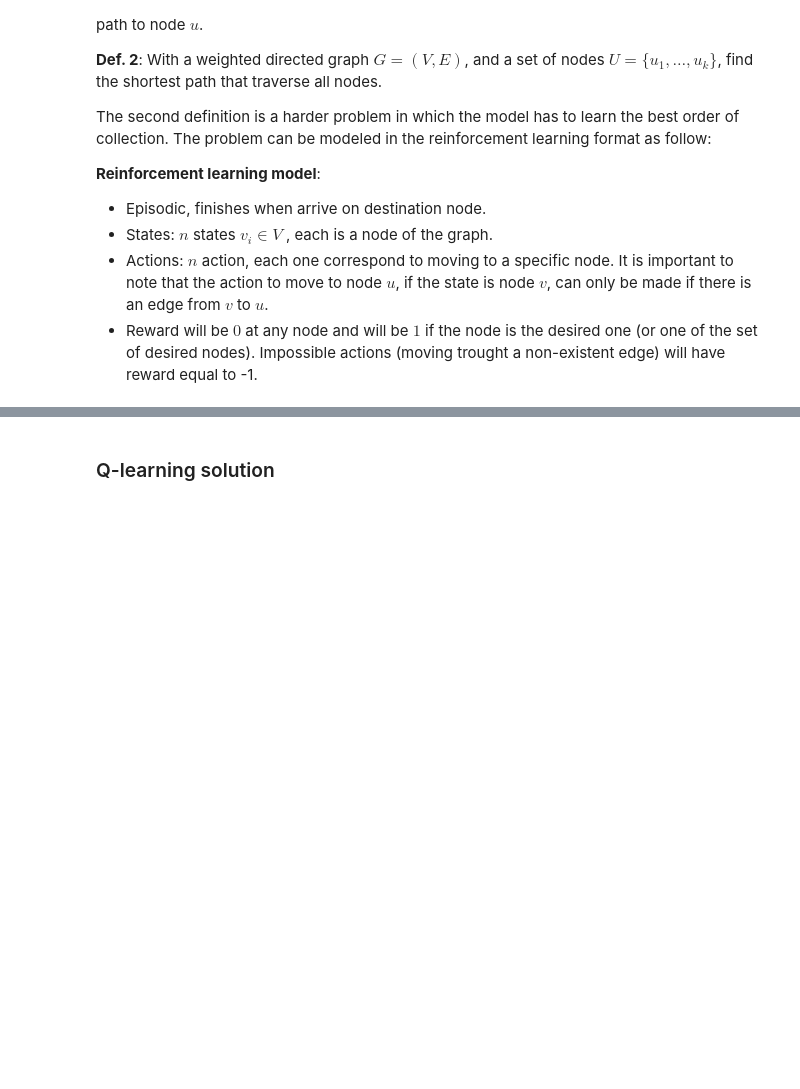
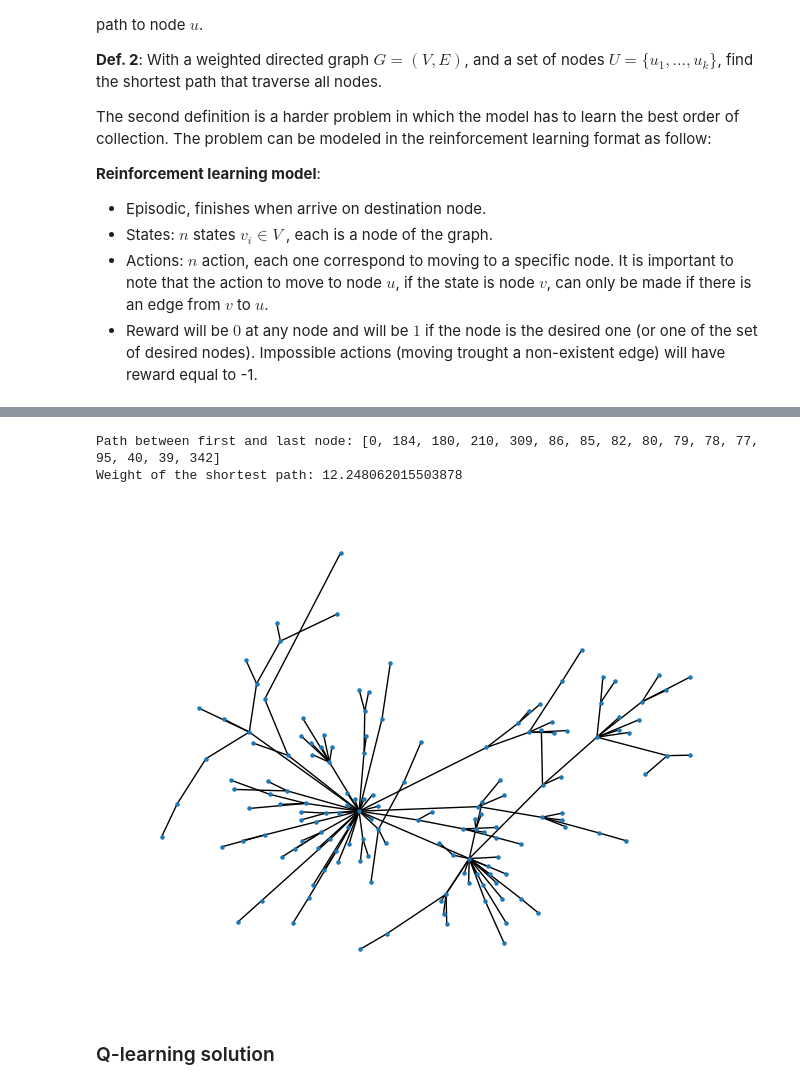
Before and after one commit to vivirodrigues/RL_Routing, a Jupyter notebook: learning_algorithms.ipynb, the cells around one changed output, grey strips where cells are left out. Cells and saved outputs as stored; diff of their text form; code cells hidden in the pictures; blank space fills up the shorter version.

```diff
--- a/learning_algorithms.ipynb
+++ b/learning_algorithms.ipynb
@@ -21,3 +48,23 @@ from tqdm import tqdm
+# %%
+G_city = np.load("data/adjacency_matrix.npy")
+G_city = nx.from_numpy_array(G_city, create_using=nx.DiGraph)
+# get max weight and make weights range from 0 to 10
+max_weight = 0
+for edge in G_city.edges():
+    if G_city.edges[edge]["weight"] > max_weight:
+        max_weight = G_city.edges[edge]["weight"]
+for edge in G_city.edges():
+    G_city.edges[edge]["weight"] = G_city.edges[edge]["weight"] / max_weight * 10
+
+n_nodes = len(G_city.nodes)
+print("Path between first and last node:", nx.shortest_path(G_city, 0, n_nodes - 1))
+print("Weight of the shortest path:", nx.shortest_path_length(G_city, 0, n_nodes - 1, weight = "weight"))
+
+nx.draw(G, pos=nx.spring_layout(G), node_size = 5)
+# %% [output]
+Path between first and last node: [0, 184, 180, 210, 309, 86, 85, 82, 80, 79, 78, 77, 95, 40, 39, 342]
+Weight of the shortest path: 12.248062015503878
+[figure, added]
 # %% [markdown]
 ### Q-learning solution
 # %% [markdown]
```
Also changed, not shown: parts of 17 cells of this notebook, 1 other file.
